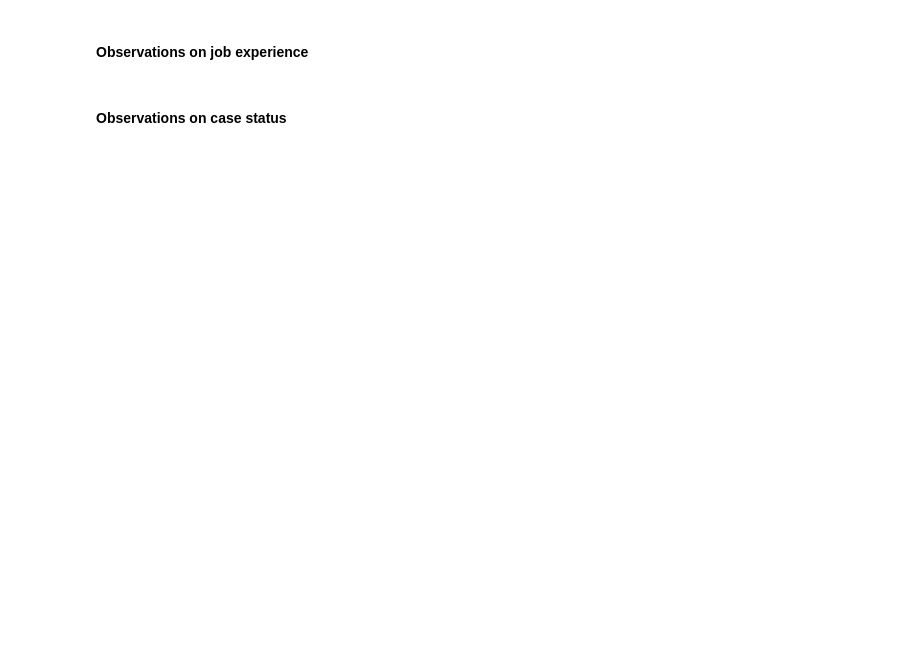
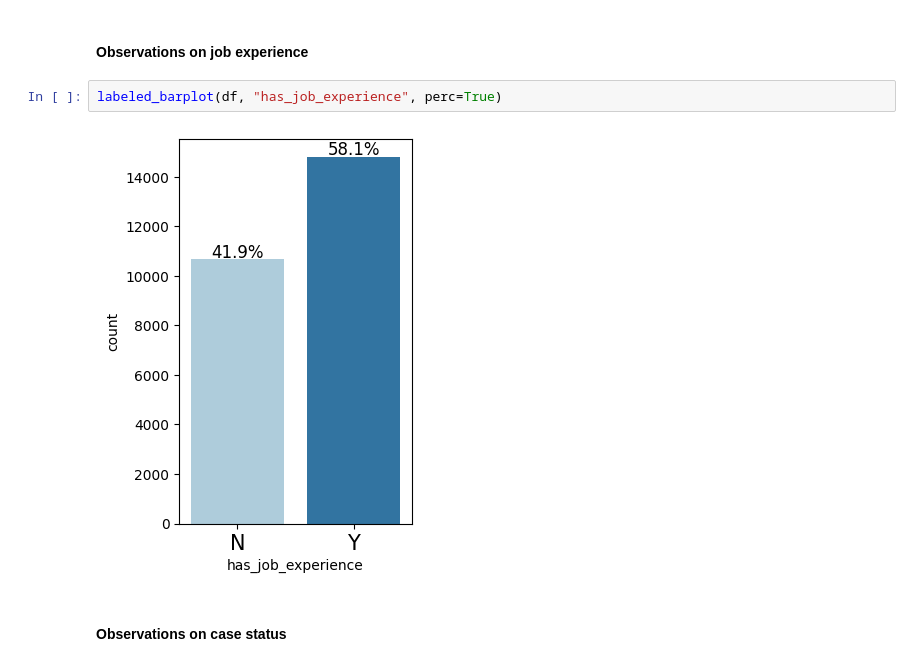
Before and after one commit to ankur0405/LearningPython, a Jupyter notebook: EasyVisa_Full_Code.ipynb, the cells around one changed output. Drawn from its saved outputs; the diff is of its cells as text; blank space fills up the shorter version.

```diff
--- a/EasyVisa_Full_Code.ipynb
+++ b/EasyVisa_Full_Code.ipynb
@@ -262,4 +310,8 @@ def labeled_barplot(data, feature, perc=False, n=None):
 # %% [markdown]
 #### Observations on job experience
+# %%
+labeled_barplot(df, "has_job_experience", perc=True)
+# %% [output]
+[figure, added]
 # %% [markdown]
 #### Observations on case status
```
Also changed, not shown: parts of 12 cells of this notebook.
